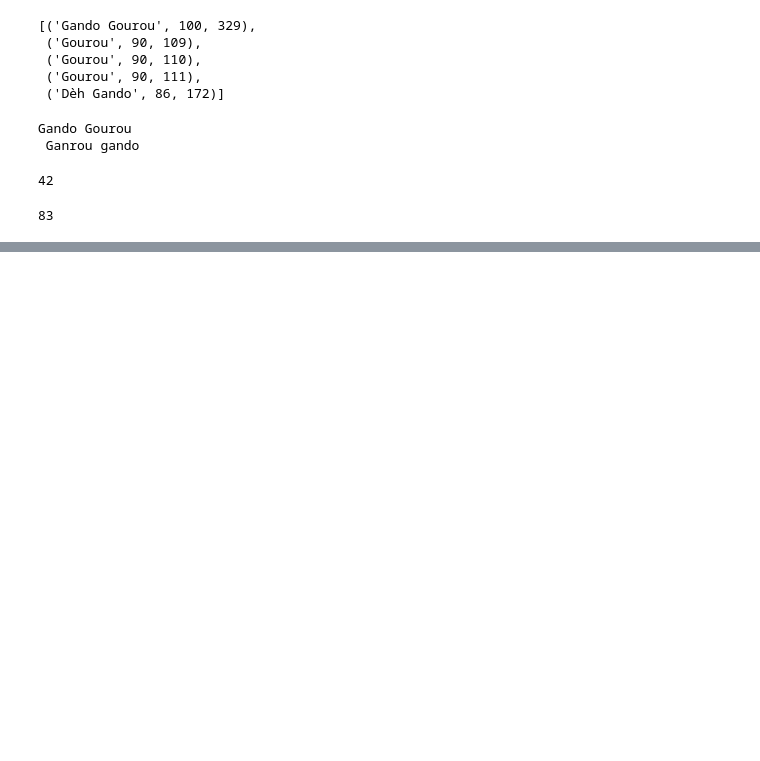
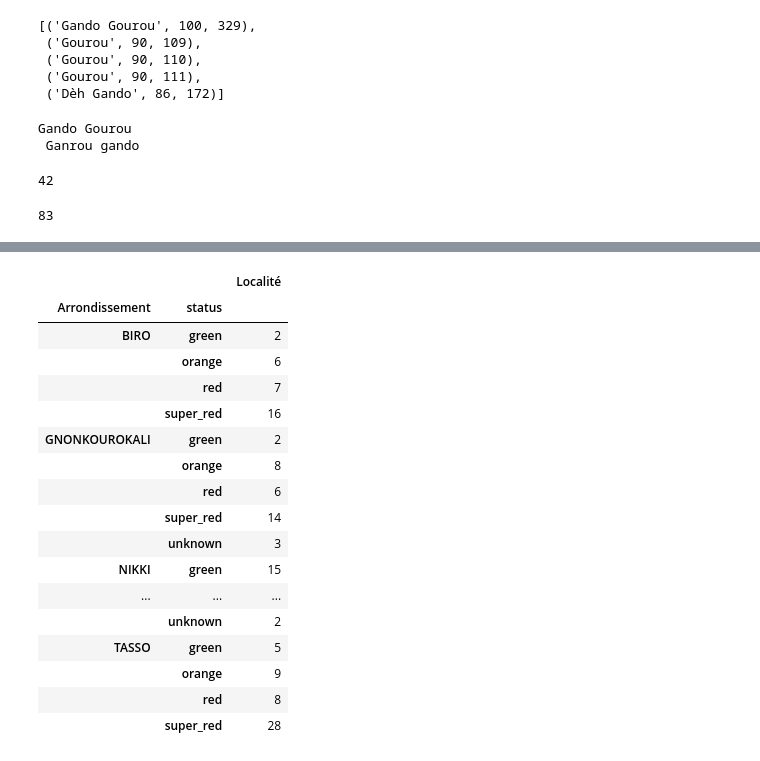
Before and after one commit to OANInternational/aguapp-ds, a Jupyter notebook: estructurar_bbdd_y_subir_a_firebase.ipynb, the cells around one changed output, grey strips where cells are left out. Cells and saved outputs as stored; diff of their text form; code cells hidden in the pictures; blank space fills up the shorter version.

```diff
--- a/estructurar_bbdd_y_subir_a_firebase.ipynb
+++ b/estructurar_bbdd_y_subir_a_firebase.ipynb
@@ -464,0 +900,19 @@ for data in states_l_dict:
+# %%
+def status(x):
+    ind=x['n_per/fpm']
+    status='unknown'
+    if np.isnan(ind) or isinstance(ind, str):
+        return status
+    elif ind<250:
+        status='green'
+    elif ind <500:
+        status='orange'
+    elif ind==10000:
+        status='super_red'
+    elif ind>500:
+        status='red'
+    return status
+# %%
+df_villages_2009['status'] = df_villages_2009.apply(lambda x: status(x),axis=1)
+# %%
+df_villages_2009.columns=['village','population','latitude','longitude','arrondissement','pm','fpm','pt','ind','color']
@@ -464,0 +921,45 @@ for data in states_l_dict:
+# %%
+#STATE
+#Convert states df to a dictionary
+villages = df_villages_2009.to_dict('index')
+villages_dict = [{k: v} for k, v in villages.items()]
+villages_l_dict = []
+for i,vill in enumerate(villages_dict):
+    id_vill=list(vill.keys())[0]
+    village=vill[id_vill]['village']
+    new_data={'name':village,
+              'arrondissement':vill[id_vill]['arrondissement'],
+              'coordinates':{
+                    'longitude':vill[id_vill]['longitude'],
+                    'latitude':vill[id_vill]['latitude']},
+              'population':vill[id_vill]['population'],
+              'pm':vill[id_vill]['pm'],
+              'fpm':vill[id_vill]['fpm'],
+              'pt':vill[id_vill]['pt'],
+              'ind':vill[id_vill]['ind'],
+              'color':vill[id_vill]['color']
+
+
+             }
+    villages_l_dict.append(new_data)
+
+    db.collection(u'mapa_temp').add(new_data)[1]
+# %% [output]
+|  |  | Localité |
+| Arrondissement | status |  |
+| BIRO | green | 2 |
+|  | orange | 6 |
+|  | red | 7 |
+|  | super_red | 16 |
+| GNONKOUROKALI | green | 2 |
+|  | orange | 8 |
+|  | red | 6 |
+|  | super_red | 14 |
+|  | unknown | 3 |
+| NIKKI | green | 15 |
+| ... | ... | ... |
+|  | unknown | 2 |
+| TASSO | green | 5 |
+|  | orange | 9 |
+|  | red | 8 |
+|  | super_red | 28 |
```
Also changed, not shown: parts of 188 cells of this notebook, 1 other file.
